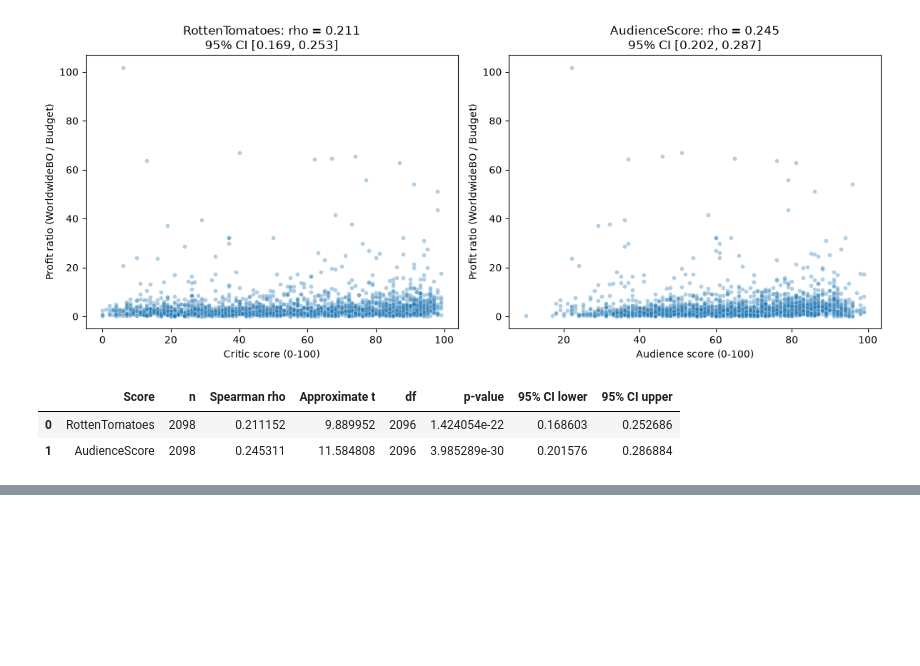
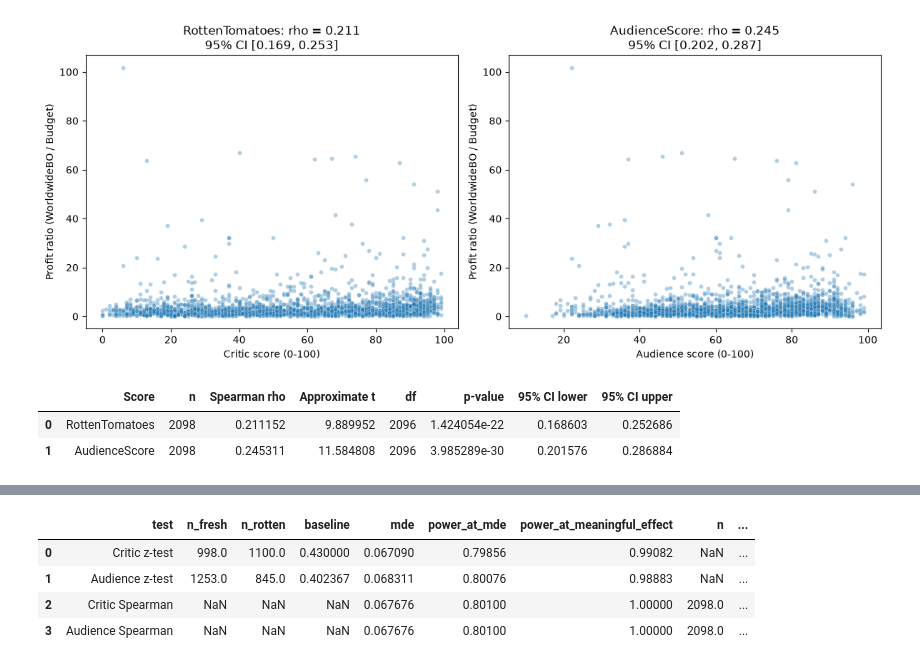
Before and after one commit to Galacticica/data-science-class, a Jupyter notebook: MovieData/movies.ipynb, the cells around one changed output, grey strips where cells are left out. Saved outputs shown, nothing was run; the diff lists cells and outputs as text; code cells hidden in the pictures; blank space fills up the shorter version.

```diff
--- a/MovieData/movies.ipynb
+++ b/MovieData/movies.ipynb
@@ -348,0 +352,84 @@ Association does not establish causation.
+# %%
+"""Simulation-based power at alpha=.025 (two-sided), assuming independent films.
+
+Z tests: observed group sizes; fix the rotten baseline at its observed rate.
+Spearman: continuous Gaussian-copula model, parameterized by population rho_s.
+The latter is a model-based approximation, not a recreation of score ties.
+"""
+from pathlib import Path
+import json
+import numpy as np
+from scipy import stats
+
+ALPHA = .025
+rng = np.random.default_rng(20261101)
+critical_z = stats.norm.ppf(1 - ALPHA / 2)
+results = []
+
+for label, n1, n2, baseline in [
+    ('Critic z-test', int(clean['CriticFresh'].sum()), int((~clean['CriticFresh']).sum()), clean.loc[~clean['CriticFresh'], 'Profitable'].mean()),
+    ('Audience z-test', int(clean['AudienceFresh'].sum()), int((~clean['AudienceFresh']).sum()), clean.loc[~clean['AudienceFresh'], 'Profitable'].mean()),
+]:
+    def power(delta):
+        a = rng.binomial(n1, baseline + delta, 100000)
+        b = rng.binomial(n2, baseline, 100000)
+        pooled = (a + b) / (n1 + n2)
+        se = np.sqrt(pooled * (1 - pooled) * (1 / n1 + 1 / n2))
+        return float(np.mean(np.abs((a / n1 - b / n2) / se) > critical_z))
+
+    low, high = 0., .20
+    for _ in range(12):
+        mid = (low + high) / 2
+        if power(mid) >= .80:
+            high = mid
+        else:
+            low = mid
+    results.append(dict(test=label, n_fresh=n1, n_rotten=n2,
+                        baseline=baseline, mde=high, power_at_mde=power(high),
+                        power_at_meaningful_effect=power(.10)))
+
+n, repetitions = len(clean), 3000
+x = rng.normal(size=(repetitions, n))
+noise = rng.normal(size=x.shape)
+rank_x = stats.rankdata(x, axis=1) - (n + 1) / 2
+rank_ss = n * (n * n - 1) / 12
+critical_t = stats.t.ppf(1 - ALPHA / 2, n - 2)
+
+def rank_power(rho_s):
+    # For a Gaussian copula, rho_s = 6/pi * arcsin(latent_r / 2).
+    latent_r = 2 * np.sin(np.pi * rho_s / 6)
+    y = latent_r * x + np.sqrt(1 - latent_r**2) * noise
+    rank_y = stats.rankdata(y, axis=1) - (n + 1) / 2
+    rho = np.sum(rank_x * rank_y, axis=1) / rank_ss
+    t = rho * np.sqrt((n - 2) / (1 - rho**2))
+    return float(np.mean(np.abs(t) > critical_t))
+
+low, high = 0., .15
+for _ in range(9):
+    mid = (low + high) / 2
+    if rank_power(mid) >= .80:
+        high = mid
+    else:
+        low = mid
+rank_result = dict(n=n, mde=high, power_at_mde=rank_power(high),
+                   power_at_meaningful_effect=rank_power(.20),
+                   simulations=repetitions)
+for label in ['Critic Spearman', 'Audience Spearman']:
+    results.append(dict(test=label, **rank_result))
+
+output = dict(alpha=ALPHA, target_power=.80, seed=20261101, results=results)
+destination = Path('figures') / 'power_results.json'
+destination.parent.mkdir(parents=True, exist_ok=True)
+destination.write_text(json.dumps(output, indent=2), encoding='utf-8')
+power_results = pd.DataFrame(results)
+display(power_results)
+print("Two-sided alpha:", ALPHA)
+print("Target power: 80%")
+print("Z-test MDEs are proportion differences; multiply by 100 for percentage points.")
+print("Spearman MDEs are population rank correlations under a continuous Gaussian-copula model.")
+# %% [output]
+|  | test | n_fresh | n_rotten | baseline | mde | power_at_mde | power_at_meaningful_effect | n | ... |
+| 0 | Critic z-test | 998.0 | 1100.0 | 0.430000 | 0.067090 | 0.79856 | 0.99082 | NaN | ... |
+| 1 | Audience z-test | 1253.0 | 845.0 | 0.402367 | 0.068311 | 0.80076 | 0.98883 | NaN | ... |
+| 2 | Critic Spearman | NaN | NaN | NaN | 0.067676 | 0.80100 | 1.00000 | 2098.0 | ... |
+| 3 | Audience Spearman | NaN | NaN | NaN | 0.067676 | 0.80100 | 1.00000 | 2098.0 | ... |
```
Also changed, not shown: parts of 2 cells of this notebook, 2 other files.
